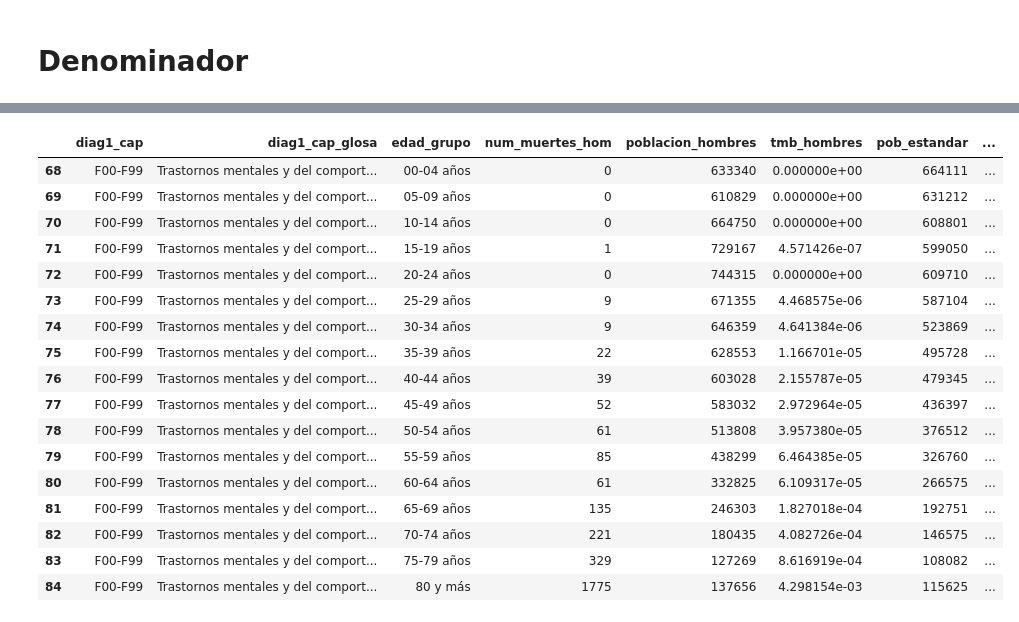
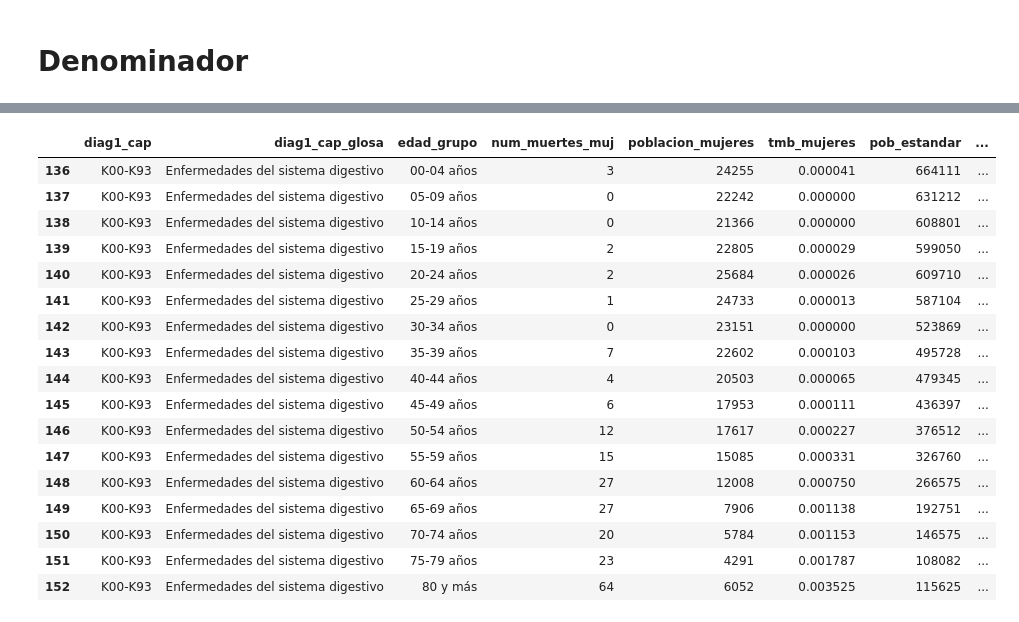
Before and after one commit to AlvaroMontiel/informe_incidencia_mortalidad, a Jupyter notebook: mortalidad_por_causas.ipynb, the cells around one changed output, grey strips where cells are left out. Cells and saved outputs as stored; diff of their text form; code cells hidden in the pictures.

```diff
--- a/mortalidad_por_causas.ipynb
+++ b/mortalidad_por_causas.ipynb
@@ -138,0 +360,5 @@ a_hombres.sort_values(by=['diag1_cap', 'edad_grupo'])
+# %%
+a_mujeres_para_nombres = a_mujeres.sort_values(by = ['diag1_cap', 'edad_grupo']).groupby(['diag1_cap','diag1_cap_glosa'], as_index = False).sum()
+nom_capitulos = a_mujeres_para_nombres['diag1_cap_glosa'].values.tolist()
+a_mujeres_para_capitulos = a_mujeres.sort_values(by = ['diag1_cap', 'edad_grupo']).groupby(['diag1_cap','diag1_cap_glosa'], as_index = False).sum()
+lista_capitulos = a_mujeres_para_nombres['diag1_cap'].values.tolist()
@@ -138,0 +390,20 @@ a_hombres.sort_values(by=['diag1_cap', 'edad_grupo'])
+# %%
+cap_completos = list()
+for i in lista_capitulos:
+    for v in range(0,17):
+        cap_completos.append(i)
+print(f"largo lista capítulos: {len(cap_completos)}")
+
+nom_cap_completos = list()
+for i in nom_capitulos:
+    for a in range(0,17):
+        nom_cap_completos.append(i)
+print(f"largo lista capítulos_nombres: {len(nom_cap_completos)}")
+
+lista_completa = list()
+contador = 0
+for i in edades_grupo:
+    valor = [i, cap_completos[contador], nom_cap_completos[contador]]
+    lista_completa.append(valor)
+    contador += 1
+print(f"largo lista completa de capítulos: {len(lista_completa)}")
@@ -407,5 +550,5 @@ a_hombres_full
 # %%
 print(f"Poblacion seleccionada = {poblacion_seleccion}")
-poblacion_hombres = df_.query('Sexo == 1').groupby('edad_grupo')[poblacion_seleccion].sum().values.tolist()*18
-poblacion_mujeres = df_.query('Sexo == 2').groupby('edad_grupo')[poblacion_seleccion].sum().values.tolist()*18
+poblacion_hombres = df_.query('Sexo == 1').groupby('edad_grupo')[poblacion_seleccion].sum().values.tolist()*len(a_mujeres_para_nombres['diag1_cap'].values.tolist())
+poblacion_mujeres = df_.query('Sexo == 2').groupby('edad_grupo')[poblacion_seleccion].sum().values.tolist()*len(a_mujeres_para_nombres['diag1_cap'].values.tolist())
 # %% [output]
@@ -420,7 +563,7 @@ a_mujeres_full['poblacion_mujeres'] = poblacion_mujeres
 a_hombres_full['tmb_hombres'] = (a_hombres_full['num_muertes_hom']/3)/a_hombres_full['poblacion_hombres']
 a_mujeres_full['tmb_mujeres'] = (a_mujeres_full['num_muertes_muj']/3)/a_mujeres_full['poblacion_mujeres']
 # %%
-pob_estandar = [664111,631212,608801,599050,609710,587104,523869,495728,479345,436397,376512,326760,266575,192751,146575,108082,115625]*18
+pob_estandar = [664111,631212,608801,599050,609710,587104,523869,495728,479345,436397,376512,326760,266575,192751,146575,108082,115625]*len(a_mujeres_para_nombres['diag1_cap'].values.tolist())
 # %%
 len(pob_estandar)
 # %% [output]
@@ -432,23 +575,23 @@ a_mujeres_full['pob_estandar'] = pob_estandar
 a_hombres_full['muertes_esperadas_hombres'] = a_hombres_full['tmb_hombres'] * a_hombres_full['pob_estandar']
 a_mujeres_full['muertes_esperadas_mujeres'] = a_mujeres_full['tmb_mujeres'] * a_mujeres_full['pob_estandar']
 # %%
-a_hombres_full.query('diag1_cap == "F00-F99"')
+a_mujeres_full.query('diag1_cap == "K00-K93"')
 # %% [output]
-|  | diag1_cap | diag1_cap_glosa | edad_grupo | num_muertes_hom | poblacion_hombres | tmb_hombres | pob_estandar | ... |
-| 68 | F00-F99 | Trastornos mentales y del comport... | 00-04 años | 0 | 633340 | 0.000000e+00 | 664111 | ... |
-| 69 | F00-F99 | Trastornos mentales y del comport... | 05-09 años | 0 | 610829 | 0.000000e+00 | 631212 | ... |
-| 70 | F00-F99 | Trastornos mentales y del comport... | 10-14 años | 0 | 664750 | 0.000000e+00 | 608801 | ... |
-| 71 | F00-F99 | Trastornos mentales y del comport... | 15-19 años | 1 | 729167 | 4.571426e-07 | 599050 | ... |
-| 72 | F00-F99 | Trastornos mentales y del comport... | 20-24 años | 0 | 744315 | 0.000000e+00 | 609710 | ... |
-| 73 | F00-F99 | Trastornos mentales y del comport... | 25-29 años | 9 | 671355 | 4.468575e-06 | 587104 | ... |
-| 74 | F00-F99 | Trastornos mentales y del comport... | 30-34 años | 9 | 646359 | 4.641384e-06 | 523869 | ... |
-| 75 | F00-F99 | Trastornos mentales y del comport... | 35-39 años | 22 | 628553 | 1.166701e-05 | 495728 | ... |
-| 76 | F00-F99 | Trastornos mentales y del comport... | 40-44 años | 39 | 603028 | 2.155787e-05 | 479345 | ... |
-| 77 | F00-F99 | Trastornos mentales y del comport... | 45-49 años | 52 | 583032 | 2.972964e-05 | 436397 | ... |
-| 78 | F00-F99 | Trastornos mentales y del comport... | 50-54 años | 61 | 513808 | 3.957380e-05 | 376512 | ... |
-| 79 | F00-F99 | Trastornos mentales y del comport... | 55-59 años | 85 | 438299 | 6.464385e-05 | 326760 | ... |
-| 80 | F00-F99 | Trastornos mentales y del comport... | 60-64 años | 61 | 332825 | 6.109317e-05 | 266575 | ... |
-| 81 | F00-F99 | Trastornos mentales y del comport... | 65-69 años | 135 | 246303 | 1.827018e-04 | 192751 | ... |
-| 82 | F00-F99 | Trastornos mentales y del comport... | 70-74 años | 221 | 180435 | 4.082726e-04 | 146575 | ... |
-| 83 | F00-F99 | Trastornos mentales y del comport... | 75-79 años | 329 | 127269 | 8.616919e-04 | 108082 | ... |
-| 84 | F00-F99 | Trastornos mentales y del comport... | 80 y más | 1775 | 137656 | 4.298154e-03 | 115625 | ... |
+|  | diag1_cap | diag1_cap_glosa | edad_grupo | num_muertes_muj | poblacion_mujeres | tmb_mujeres | pob_estandar | ... |
+| 136 | K00-K93 | Enfermedades del sistema digestivo | 00-04 años | 3 | 24255 | 0.000041 | 664111 | ... |
+| 137 | K00-K93 | Enfermedades del sistema digestivo | 05-09 años | 0 | 22242 | 0.000000 | 631212 | ... |
+| 138 | K00-K93 | Enfermedades del sistema digestivo | 10-14 años | 0 | 21366 | 0.000000 | 608801 | ... |
+| 139 | K00-K93 | Enfermedades del sistema digestivo | 15-19 años | 2 | 22805 | 0.000029 | 599050 | ... |
+| 140 | K00-K93 | Enfermedades del sistema digestivo | 20-24 años | 2 | 25684 | 0.000026 | 609710 | ... |
+| 141 | K00-K93 | Enfermedades del sistema digestivo | 25-29 años | 1 | 24733 | 0.000013 | 587104 | ... |
+| 142 | K00-K93 | Enfermedades del sistema digestivo | 30-34 años | 0 | 23151 | 0.000000 | 523869 | ... |
+| 143 | K00-K93 | Enfermedades del sistema digestivo | 35-39 años | 7 | 22602 | 0.000103 | 495728 | ... |
+| 144 | K00-K93 | Enfermedades del sistema digestivo | 40-44 años | 4 | 20503 | 0.000065 | 479345 | ... |
+| 145 | K00-K93 | Enfermedades del sistema digestivo | 45-49 años | 6 | 17953 | 0.000111 | 436397 | ... |
+| 146 | K00-K93 | Enfermedades del sistema digestivo | 50-54 años | 12 | 17617 | 0.000227 | 376512 | ... |
+| 147 | K00-K93 | Enfermedades del sistema digestivo | 55-59 años | 15 | 15085 | 0.000331 | 326760 | ... |
+| 148 | K00-K93 | Enfermedades del sistema digestivo | 60-64 años | 27 | 12008 | 0.000750 | 266575 | ... |
+| 149 | K00-K93 | Enfermedades del sistema digestivo | 65-69 años | 27 | 7906 | 0.001138 | 192751 | ... |
+| 150 | K00-K93 | Enfermedades del sistema digestivo | 70-74 años | 20 | 5784 | 0.001153 | 146575 | ... |
+| 151 | K00-K93 | Enfermedades del sistema digestivo | 75-79 años | 23 | 4291 | 0.001787 | 108082 | ... |
+| 152 | K00-K93 | Enfermedades del sistema digestivo | 80 y más | 64 | 6052 | 0.003525 | 115625 | ... |
```
Also changed, not shown: parts of 56 cells of this notebook, 1 other file.
